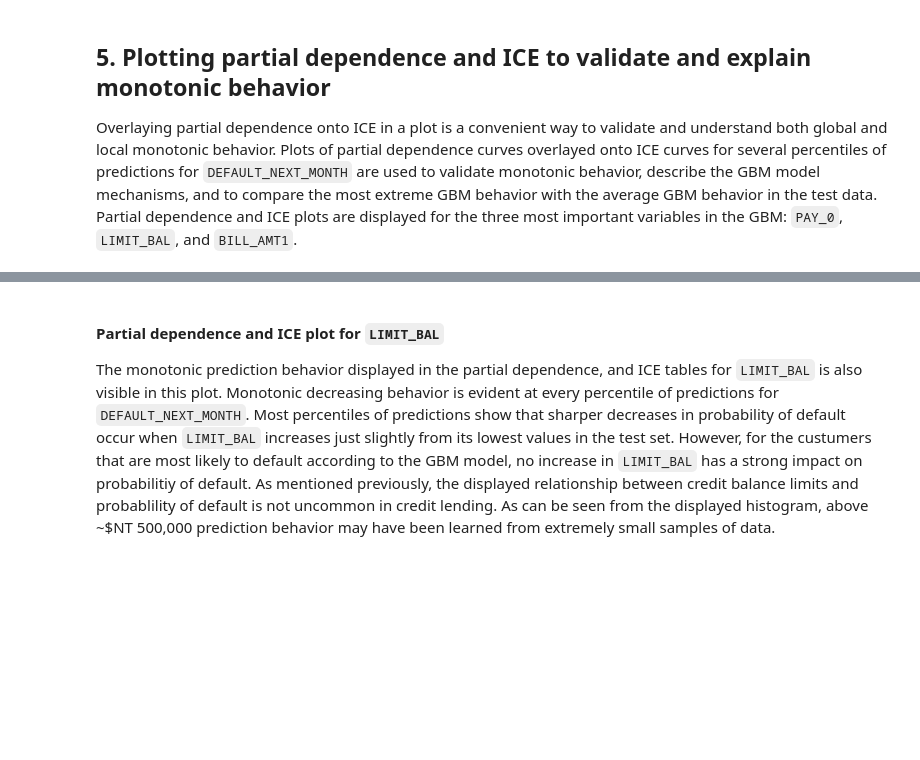
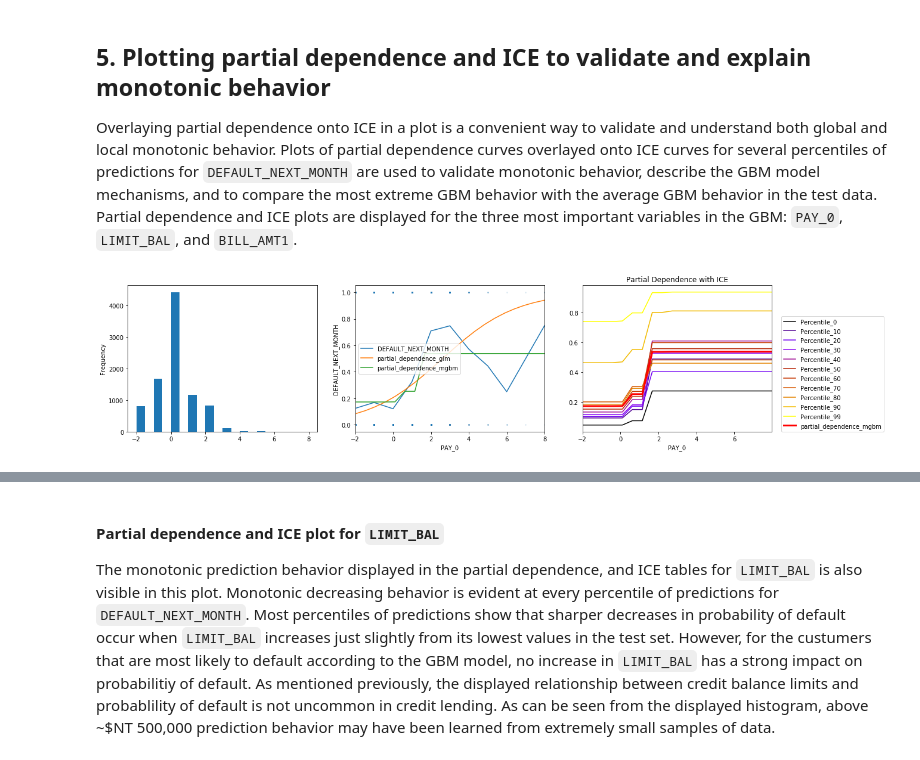
Before and after one commit to jphall663/interpretable_machine_learning_with_python, a Jupyter notebook: glm_mgbm_gbm.ipynb, the cells around one changed output, grey strips where cells are left out. Cells and saved outputs as stored; diff of their text form; code cells hidden in the pictures; blank space fills up the shorter version.

```diff
--- a/glm_mgbm_gbm.ipynb
+++ b/glm_mgbm_gbm.ipynb
@@ -461,0 +498,4 @@ par_dep_LIMIT_BAL
+# %%
+par_dep_PAY_0 = pd.concat([par_dep_glm_PAY_0, par_dep_mgbm_PAY_0['partial_dependence']], axis=1)
+par_dep_PAY_0.columns = ['PAY_0', 'partial_dependence_glm', 'partial_dependence_mgbm']
+par_dep_PAY_0
@@ -532,8 +591,8 @@ ICE values represent a model's prediction for a row of data while an input varia
 # retreive bins from original partial dependence calculation
 
 bins_PAY_0 = list(par_dep_PAY_0['PAY_0'])
-bins_LIMIT_BAL = list(par_dep_LIMIT_BAL['LIMIT_BAL'])
-bins_BILL_AMT1 = list(par_dep_BILL_AMT1['BILL_AMT1'])
+#bins_LIMIT_BAL = list(par_dep_LIMIT_BAL['LIMIT_BAL'])
+#bins_BILL_AMT1 = list(par_dep_BILL_AMT1['BILL_AMT1'])
 
 # for each percentile in percentile_dict
 # create a new column in the par_dep frame
@@ -546,19 +605,19 @@ for i in sorted(percentile_dict.keys()):
     # ICE curves for PAY_0 across percentiles at bins_PAY_0 intervals
     par_dep_PAY_0[col_name] = par_dep('PAY_0',
                                     test[test['ID'] == int(percentile_dict[i])][X],
-                                    xgb_model,
+                                    mgbm_models[3],
                                     bins=bins_PAY_0)['partial_dependence']
 
     # ICE curves for LIMIT_BAL across percentiles at bins_LIMIT_BAL intervals
-    par_dep_LIMIT_BAL[col_name] = par_dep('LIMIT_BAL',
-                                          test[test['ID'] == int(percentile_dict[i])][X],
-                                          xgb_model,
-                                          bins=bins_LIMIT_BAL)['partial_dependence']
+    #par_dep_LIMIT_BAL[col_name] = par_dep('LIMIT_BAL',
+    #                                      test[test['ID'] == int(percentile_dict[i])][X],
+    #                                      xgb_model,
+    #                                      bins=bins_LIMIT_BAL)['partial_dependence']
 
 
 
     # ICE curves for BILL_AMT1 across percentiles at bins_BILL_AMT1 intervals
-    par_dep_BILL_AMT1[col_name] = par_dep('BILL_AMT1',
-                                          test[test['ID'] == int(percentile_dict[i])][X],
-                                          xgb_model,
-                                          bins=bins_BILL_AMT1)['partial_dependence']
+    #par_dep_BILL_AMT1[col_name] = par_dep('BILL_AMT1',
+    #                                      test[test['ID'] == int(percentile_dict[i])][X],
+    #                                      xgb_model,
+    #                                      bins=bins_BILL_AMT1)['partial_dependence']
@@ -624,3 +718,23 @@ def plot_par_dep_ICE(xs, par_dep_frame):
     _ = plt.legend(bbox_to_anchor=(1.05, 0),
                    loc=3,
                    borderaxespad=0.)
+# %%
+# setup 3-way figure
+fig, (ax0, ax1, ax2) = plt.subplots(ncols=3, sharey=False)
+plt.tight_layout()
+plt.subplots_adjust(left=0.0, right=2.5, wspace=0.2)
+
+# histogram
+test['PAY_0'].plot(kind='hist', bins=20, ax=ax0)
+
+#  comparison of partial dependence
+_ = test[['PAY_0', y]].groupby(by='PAY_0').mean().plot(kind='line', ax=ax1)
+_ = test[['PAY_0', y]].plot(kind='scatter', x='PAY_0', y=y, ax=ax1, s=3, alpha=0.1)
+_ = par_dep_PAY_0[['PAY_0', 'partial_dependence_glm','partial_dependence_mgbm']].plot(kind='line', x='PAY_0', ax=ax1, )
+
+# partial dependence and ICE #
+plot_par_dep_ICE('PAY_0', par_dep_PAY_0.drop(['partial_dependence_glm'],
+                                             axis=1),
+                  ax2)
+# %% [output]
+[figure, added]
```
Also changed, not shown: parts of 24 cells of this notebook.
